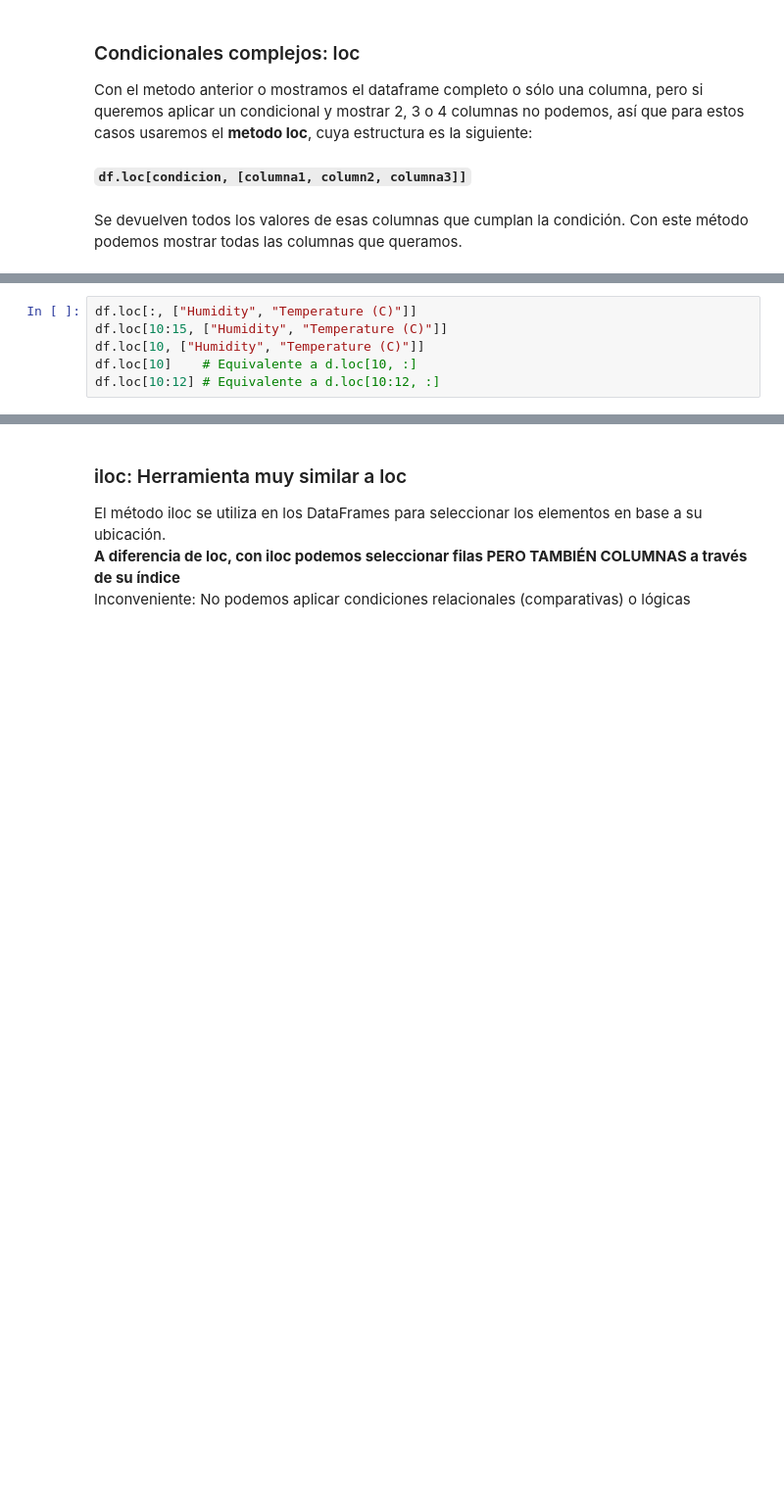
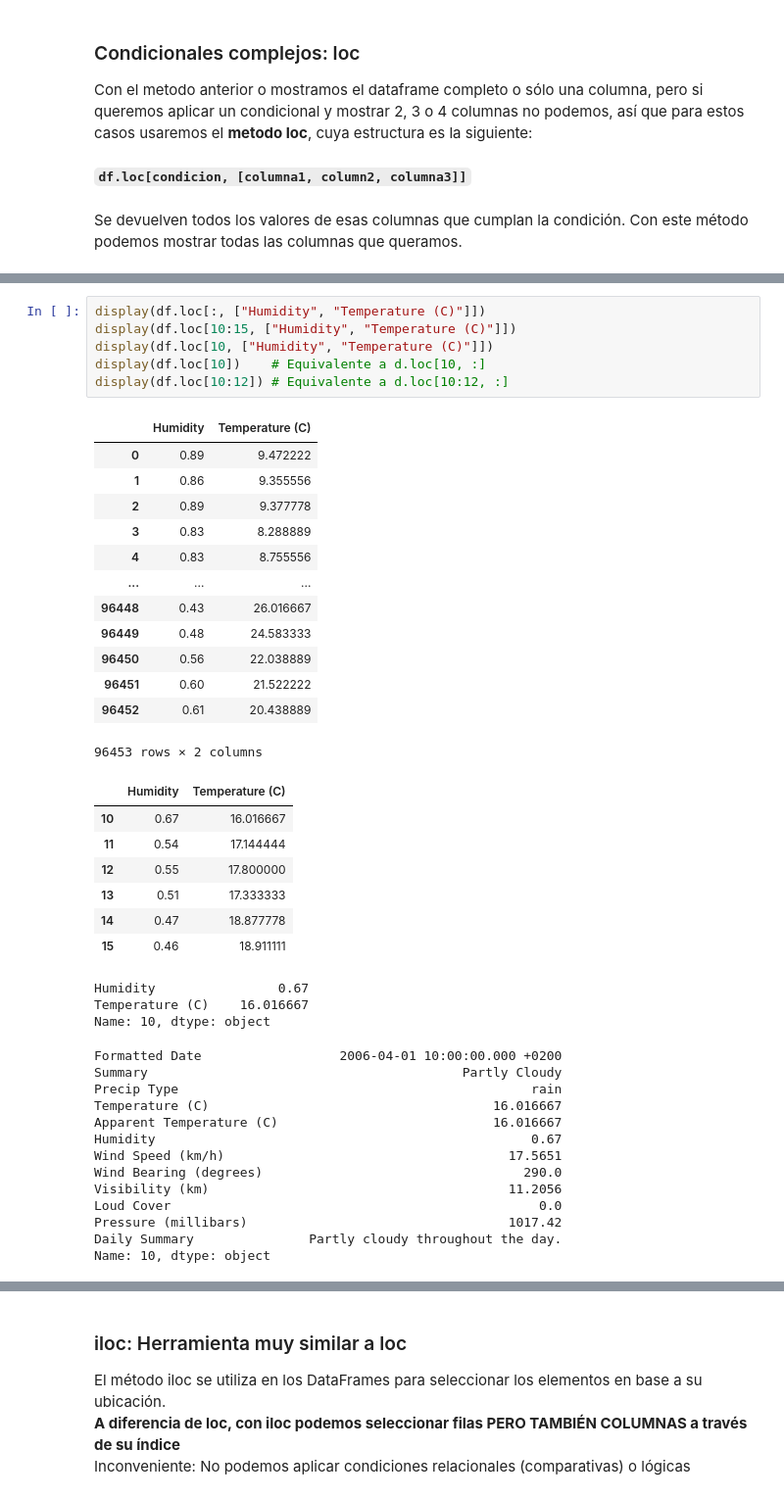
Before and after one commit to Tokio-School/Programacion_Python, a Jupyter notebook: Modulo_4/M4_04_Pandas.ipynb, the cells around one changed output, grey strips where cells are left out. Shown at 98% size. Saved outputs shown, nothing was run; the diff lists cells and outputs as text; blank space fills up the shorter version.

```diff
--- a/Modulo_4/M4_04_Pandas.ipynb
+++ b/Modulo_4/M4_04_Pandas.ipynb
@@ -639,6 +843,43 @@ df.loc[ df["Humidity"] <= media_humedad, : ]
 # %%
-df.loc[:, ["Humidity", "Temperature (C)"]]
-df.loc[10:15, ["Humidity", "Temperature (C)"]]
-df.loc[10, ["Humidity", "Temperature (C)"]]
-df.loc[10]    # Equivalente a d.loc[10, :]
-df.loc[10:12] # Equivalente a d.loc[10:12, :]
+display(df.loc[:, ["Humidity", "Temperature (C)"]])
+display(df.loc[10:15, ["Humidity", "Temperature (C)"]])
+display(df.loc[10, ["Humidity", "Temperature (C)"]])
+display(df.loc[10])    # Equivalente a d.loc[10, :]
+display(df.loc[10:12]) # Equivalente a d.loc[10:12, :]
+# %% [output]
+|  | Humidity | Temperature (C) |
+| 0 | 0.89 | 9.472222 |
+| 1 | 0.86 | 9.355556 |
+| 2 | 0.89 | 9.377778 |
+| 3 | 0.83 | 8.288889 |
+| 4 | 0.83 | 8.755556 |
+| ... | ... | ... |
+| 96448 | 0.43 | 26.016667 |
+| 96449 | 0.48 | 24.583333 |
+| 96450 | 0.56 | 22.038889 |
+| 96451 | 0.60 | 21.522222 |
+| 96452 | 0.61 | 20.438889 |
+96453 rows × 2 columns
+|  | Humidity | Temperature (C) |
+| 10 | 0.67 | 16.016667 |
+| 11 | 0.54 | 17.144444 |
+| 12 | 0.55 | 17.800000 |
+| 13 | 0.51 | 17.333333 |
+| 14 | 0.47 | 18.877778 |
+| 15 | 0.46 | 18.911111 |
+Humidity                0.67
+Temperature (C)    16.016667
+Name: 10, dtype: object
+Formatted Date                  2006-04-01 10:00:00.000 +0200
+Summary                                         Partly Cloudy
+Precip Type                                              rain
+Temperature (C)                                     16.016667
+Apparent Temperature (C)                            16.016667
+Humidity                                                 0.67
+Wind Speed (km/h)                                     17.5651
+Wind Bearing (degrees)                                  290.0
+Visibility (km)                                       11.2056
+Loud Cover                                                0.0
+Pressure (millibars)                                  1017.42
+Daily Summary               Partly cloudy throughout the day.
+Name: 10, dtype: object
```
Also changed, not shown: parts of 38 cells of this notebook, 1 other file.
